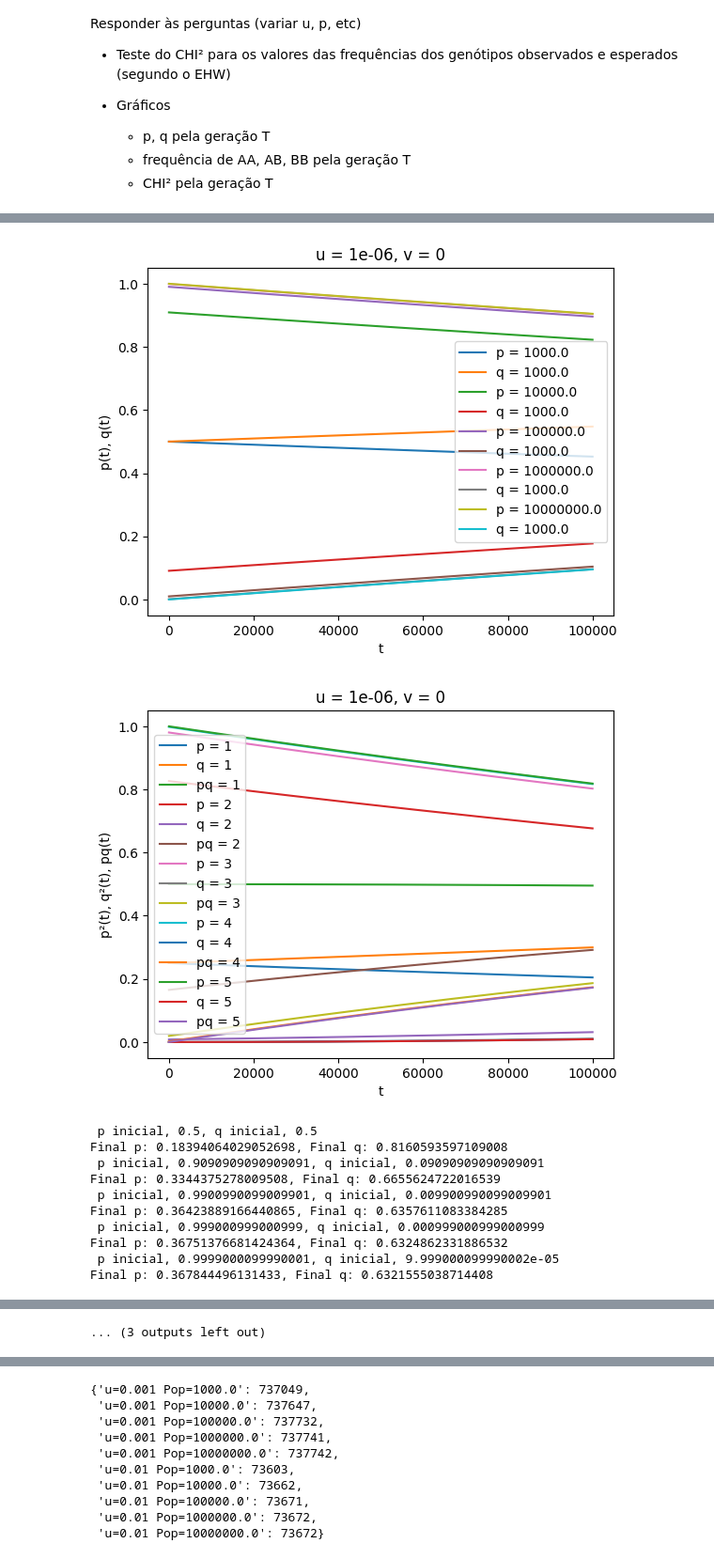
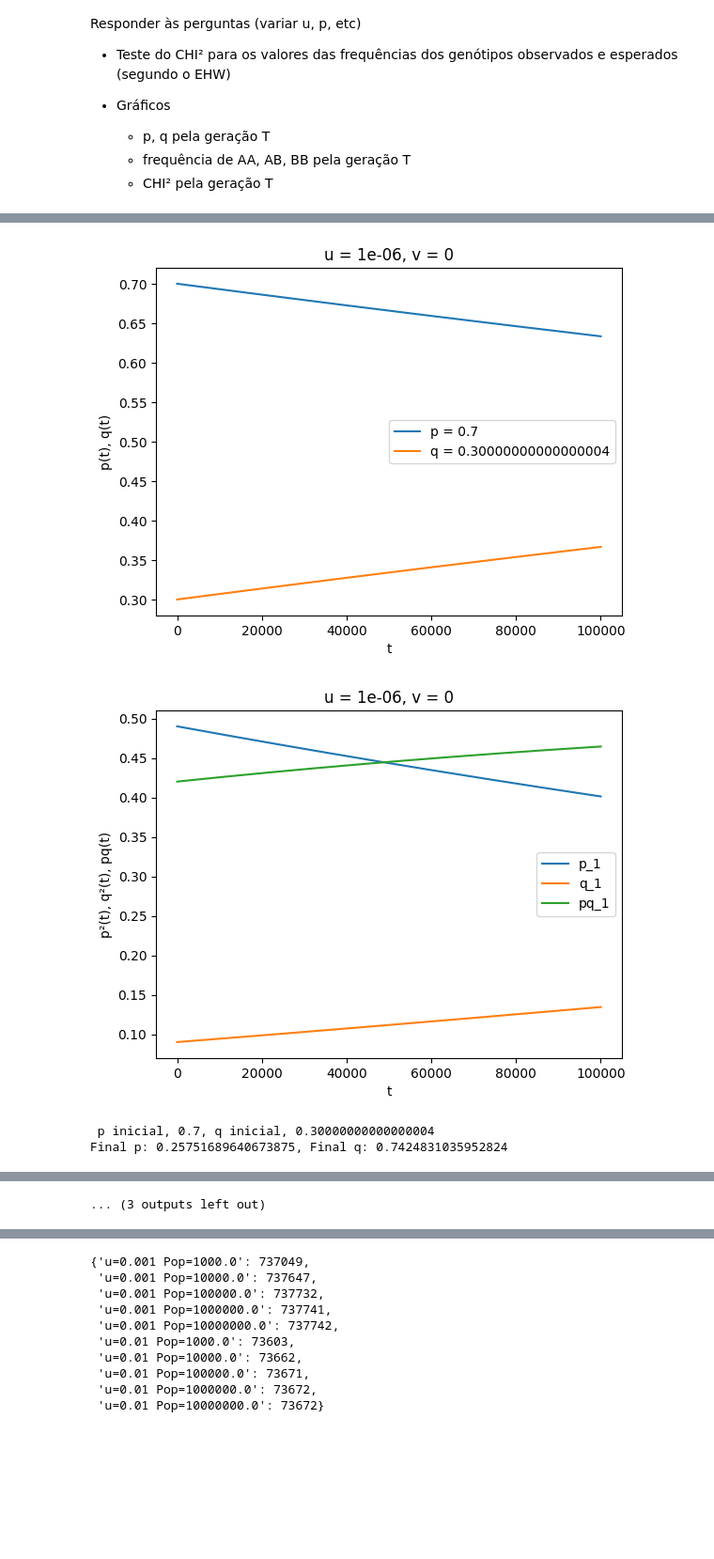
Before and after one commit to mauro-moura/GA044-Evolucao, a Jupyter notebook: Implementation_1_2/implementation_1.ipynb, the cells around one changed output, grey strips where cells are left out. Shown at 94% size. Saved outputs shown, nothing was run; the diff lists cells and outputs as text; code cells hidden in the pictures; blank space fills up the shorter version.

```diff
--- a/Implementation_1_2/implementation_1.ipynb
+++ b/Implementation_1_2/implementation_1.ipynb
@@ -44,20 +44,22 @@ genótipos observados e esperados (segundo o EHW)
     - CHI² pela geração T
 # %%
 u_list = [1e-6, 1e-5, 1e-4, 1e-3, 1e-2]
-p0_list = [1e3, 1e4, 1e5, 1e6, 1e7]
-# q0_list = [p - (p * 0.7 * random.randint(0, 1)) for p in p0_list]
-q0_list = [1e3] * len(p0_list)
+p0_list = [0.7]#, 0.6, 0.5, 0.8, 0.4]
+q0_list = [1 - p0 for p0 in p0_list]
 # v_list = [1e-4, 1e-3, 1e-2, 1e-1]
 
-# u = 1e-4
 v = 0
-# p0 = 1e6
-# q0 = 1e4
 t = np.arange(100000)
+precision = 10
+
+N = 1e9
 
 estag_gens = {}
 eq_gens = {}
 gen_loss = {}
+
+# EHW é P0 e Q0, por isso, precisamos comparar os valores obtidos com os valores iniciais
+# Utilizando o chi squared
 
 for u in u_list:
     p_t_list = []
@@ -67,9 +69,6 @@ for u in u_list:
     pq_t_list = []
     for k, p0 in enumerate(p0_list):
         q0 = q0_list[k]
-        N = (p0 + q0)
-        p0 = p0/N
-        q0 = q0/N
 
         p_t = [p0]
         q_t = [q0]
@@ -85,21 +84,19 @@ for u in u_list:
 
             p, q = next_generation(p_t[i-1], q_t[i-1], u, v)
 
-            if int(p*N) == int(q*N) and not eq_gens.get(dict_key, None):
+            if round(p, precision) == round(q, precision) and not eq_gens.get(dict_key, None):
                 # print(f"Gen {i} p: {p} q: {q}")
                 eq_gens[dict_key] = i
 
-            if p == p_t[i-1] and not estag_gens.get(dict_key, None):
+            if round(p, precision) == round(p_t[i-1], precision) and not estag_gens.get(dict_key, None):
                 # print(f"Gen {i} p: {p} q: {q}")
                 estag_gens[dict_key] = i
-
 
             p2 = p ** 2
             q2 = q ** 2
             pq = 2 * p * q
 
             # Verify genetic loss
-            # Perguntar ao professor se posso utilizar pq próximo de 0
             if int(pq * N) == 0 and not gen_loss.get(dict_key, None):
                 # print(f"Gen {i} p: {p} q: {q}")
                 gen_loss[dict_key] = i
@@ -123,6 +120,7 @@ for u in u_list:
         print(f"Final p: {p_t[-1]}, Final q: {q_t[-1]}")
     # plot_n_pt(t, p_t_list, p0_list, u, v)
 
+    # For each p value do the plot in a subplot
     plot_n_pt_qt(t, p_t_list, q_t_list, p0_list, q0_list, u, v)
     plot_n_p2_q2_pq(t, p2_t_list, q2_t_list, pq_t_list, p0_list, q0_list, u, v)
 
@@ -144,12 +134,4 @@ Final p: 0.9047478028494554, Final q: 0.09525219714781502
-[figure, old version]
+[figure, new version]
-[figure, old version]
+[figure, new version]
- p inicial, 0.5, q inicial, 0.5
-Final p: 0.18394064029052698, Final q: 0.8160593597109008
- p inicial, 0.9090909090909091, q inicial, 0.09090909090909091
-Final p: 0.3344375278009508, Final q: 0.6655624722016539
- p inicial, 0.9900990099009901, q inicial, 0.009900990099009901
-Final p: 0.36423889166440865, Final q: 0.6357611083384285
- p inicial, 0.999000999000999, q inicial, 0.000999000999000999
-Final p: 0.36751376681424364, Final q: 0.6324862331886532
- p inicial, 0.9999000099990001, q inicial, 9.999000099990002e-05
-Final p: 0.367844496131433, Final q: 0.6321555038714408
+ p inicial, 0.7, q inicial, 0.30000000000000004
+Final p: 0.25751689640673875, Final q: 0.7424831035952824
```
Also changed, not shown: parts of 1 cell of this notebook, 5 other files.
